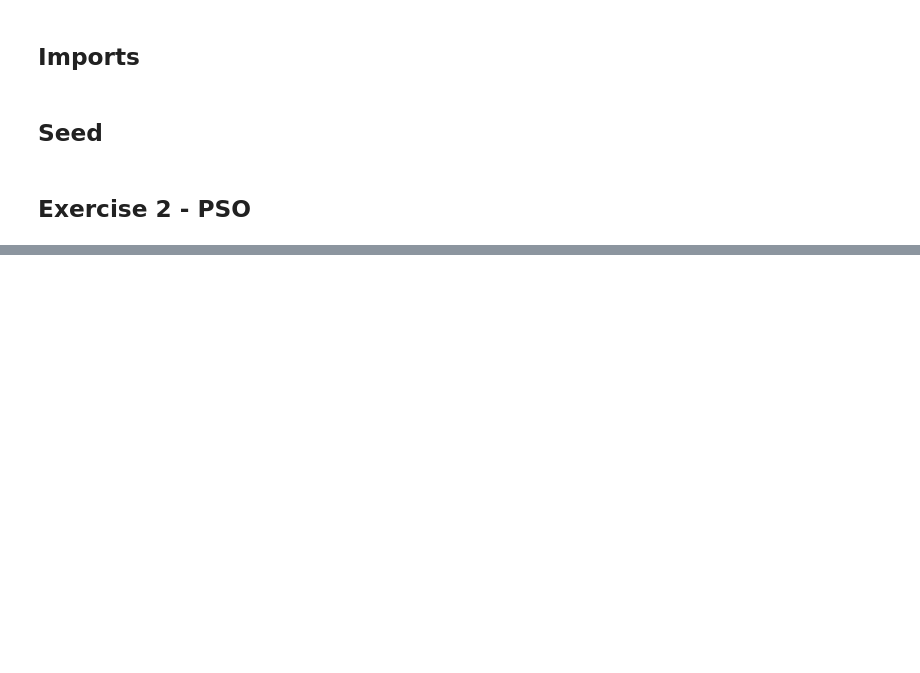
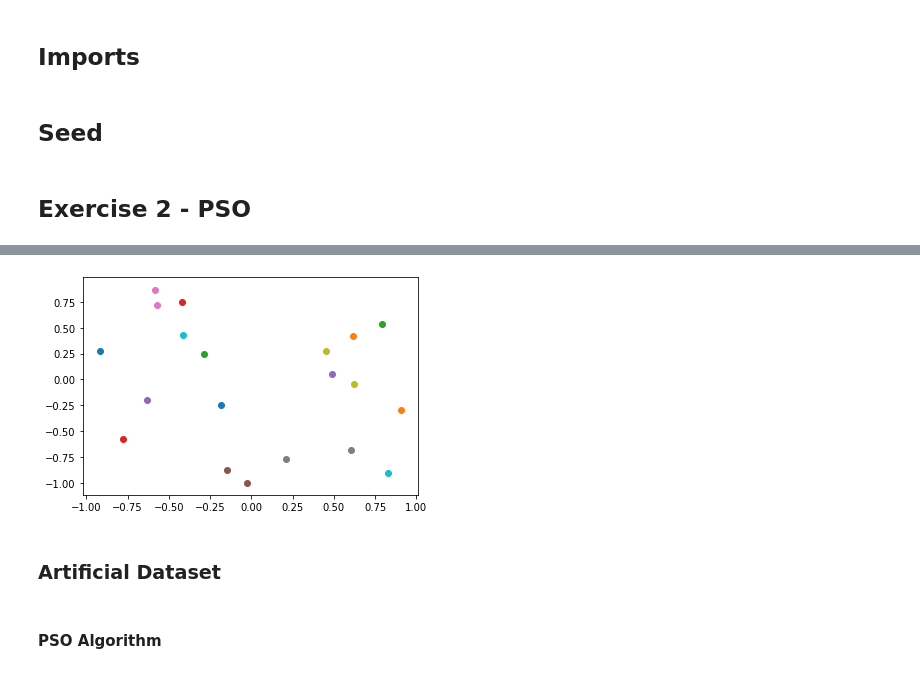
Before and after one commit to marlousnijman/natural_computing, a Jupyter notebook: Assignment 2/assignment2.ipynb, the cells around one changed output, grey strips where cells are left out. Saved outputs shown, nothing was run; the diff lists cells and outputs as text; code cells hidden in the pictures; blank space fills up the shorter version.

```diff
--- a/Assignment 2/assignment2.ipynb
+++ b/Assignment 2/assignment2.ipynb
@@ -72,0 +128,11 @@ plt.show()
+# %%
+plt.figure()
+for particle in particles:
+    plt.scatter(particle[:,0], particle[:, 1])
+plt.show()
+# %% [output]
+[figure, added]
+# %% [markdown]
+### Artificial Dataset
+# %% [markdown]
+#### PSO Algorithm
```
Also changed, not shown: parts of 31 cells of this notebook.
